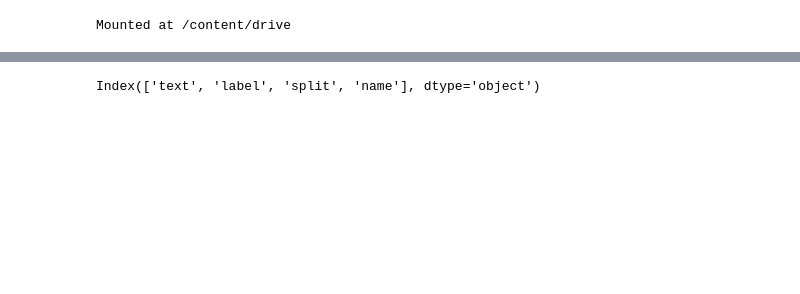
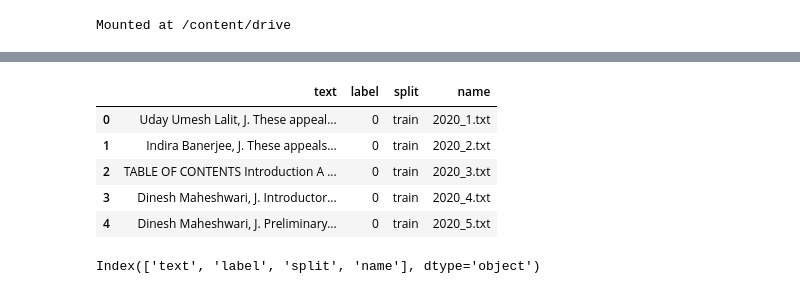
Before and after one commit to sarthak23-25/CSE508_Winter2024_Project, a Jupyter notebook: BM25.ipynb, the cells around one changed output, grey strips where cells are left out. Drawn from its saved outputs; the diff is of its cells as text; code cells hidden in the pictures; blank space fills up the shorter version.

```diff
--- a/BM25.ipynb
+++ b/BM25.ipynb
@@ -11,8 +9,13 @@ Requirement already satisfied: numpy in /usr/local/lib/python3.10/dist-packages
 # %%
+import numpy as np
 import pandas as pd
-import numpy as np
 from rank_bm25 import BM25Okapi
+import pickle
+import nltk
+from nltk.corpus import stopwords
+from nltk.tokenize import word_tokenize
+from nltk.tokenize import RegexpTokenizer
+from nltk.corpus import wordnet
+from nltk.stem import WordNetLemmatizer
 from gensim.utils import simple_preprocess
 from gensim.parsing.preprocessing import preprocess_documents, preprocess_string
-import pickle
-pd.options.display.max_colwidth=160
@@ -19,6 +34,15 @@ pd.options.display.max_colwidth=160
 # %%
 csv_file_path = "/content/drive/MyDrive/IR_PROJECT_DATASET/ILDC_multi.csv"
 df = pd.read_csv(csv_file_path)
+# %%
+df.head()
+# %% [output]
+|  | text | label | split | name |
+| 0 | Uday Umesh Lalit, J. These appeal... | 0 | train | 2020_1.txt |
+| 1 | Indira Banerjee, J. These appeals... | 0 | train | 2020_2.txt |
+| 2 | TABLE OF CONTENTS Introduction A ... | 0 | train | 2020_3.txt |
+| 3 | Dinesh Maheshwari, J. Introductor... | 0 | train | 2020_4.txt |
+| 4 | Dinesh Maheshwari, J. Preliminary... | 0 | train | 2020_5.txt |
 # %%
 df.columns
 # %% [output]
```
Also changed, not shown: parts of 13 cells of this notebook.
